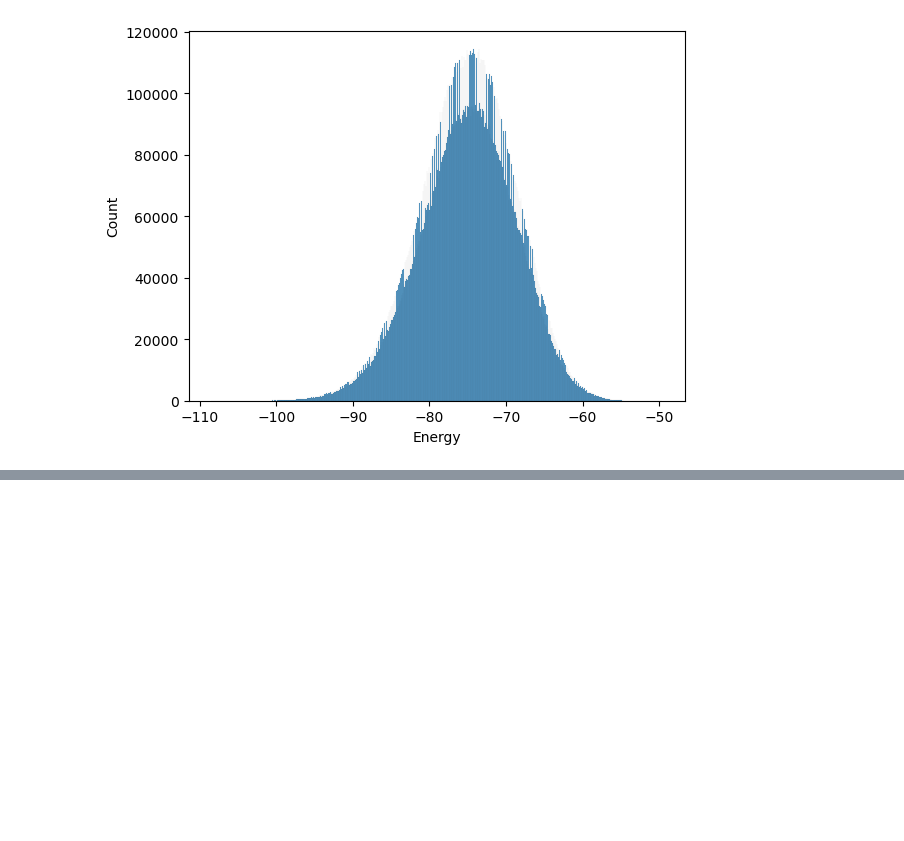
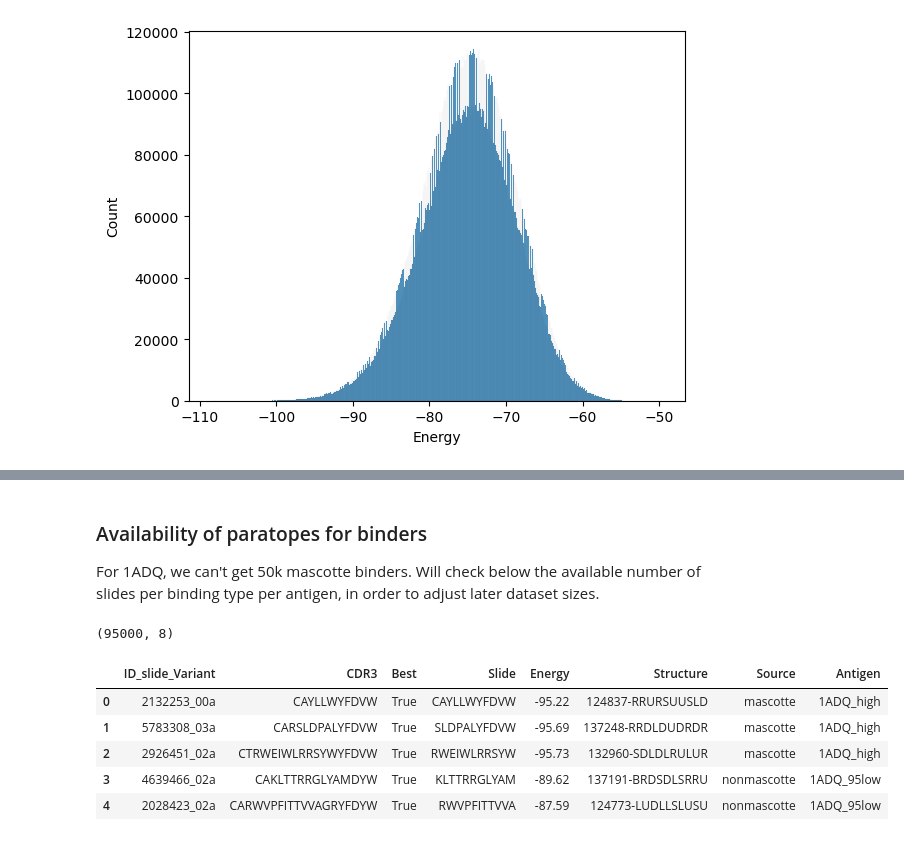
Before and after one commit to csi-greifflab/negative-class-optimization, a Jupyter notebook: notebooks/16_Explore_Absolut_Data.ipynb, the cells around one changed output, grey strips where cells are left out. Cells and saved outputs as stored; diff of their text form; code cells hidden in the pictures; blank space fills up the shorter version.

```diff
--- a/notebooks/16_Explore_Absolut_Data.ipynb
+++ b/notebooks/16_Explore_Absolut_Data.ipynb
@@ -319,0 +411,16 @@ sns.histplot(
+# %% [markdown]
+### Availability of paratopes for binders
+
+For 1ADQ, we can't get 50k mascotte binders. Will check below the available number of slides per binding type per antigen, in order to adjust later dataset sizes.
+# %%
+df = utils.build_binding_dataset_per_ag("1ADQ", "high_95low", num_slides=90000)
+print(df.shape)
+df.head()
+# %% [output]
+(95000, 8)
+|  | ID_slide_Variant | CDR3 | Best | Slide | Energy | Structure | Source | Antigen |
+| 0 | 2132253_00a | CAYLLWYFDVW | True | CAYLLWYFDVW | -95.22 | 124837-RRURSUUSLD | mascotte | 1ADQ_high |
+| 1 | 5783308_03a | CARSLDPALYFDVW | True | SLDPALYFDVW | -95.69 | 137248-RRDLDUDRDR | mascotte | 1ADQ_high |
+| 2 | 2926451_02a | CTRWEIWLRRSYWYFDVW | True | RWEIWLRRSYW | -95.73 | 132960-SDLDLRULUR | mascotte | 1ADQ_high |
+| 3 | 4639466_02a | CAKLTTRRGLYAMDYW | True | KLTTRRGLYAM | -89.62 | 137191-BRDSDLSRRU | nonmascotte | 1ADQ_95low |
+| 4 | 2028423_02a | CARWVPFITTVVAGRYFDYW | True | RWVPFITTVVA | -87.59 | 124773-LUDLLSLUSU | nonmascotte | 1ADQ_95low |
```
Also changed, not shown: parts of 11 cells of this notebook, 3 other files.
